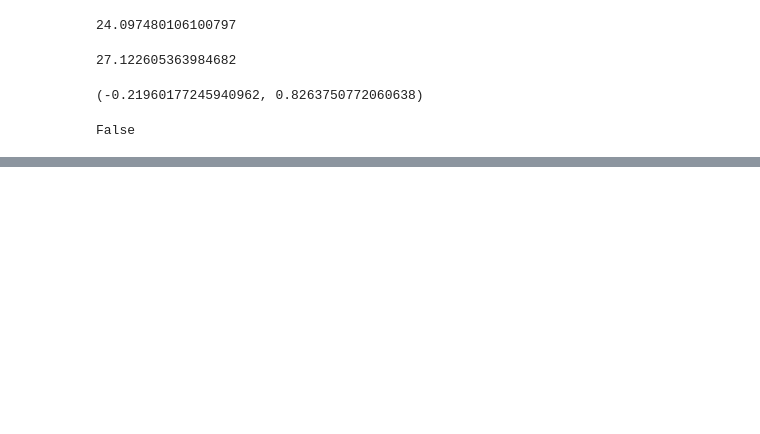
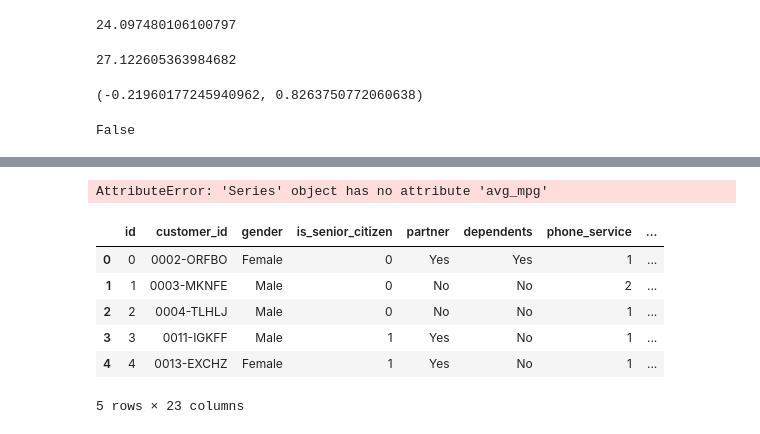
Before and after one commit to SLawsonWoods/statistics-exercises, a Jupyter notebook: hypothesis_testing.ipynb, the cells around one changed output, grey strips where cells are left out. Cells and saved outputs as stored; diff of their text form; code cells hidden in the pictures; blank space fills up the shorter version.

```diff
--- a/hypothesis_testing.ipynb
+++ b/hypothesis_testing.ipynb
@@ -260,0 +272,5 @@ stats.ttest.ind formula find this
+# %%
+avg_vehicle = df[df['class'].avg_mpg]
+avg_vehicle
+# %% [output]
+AttributeError: 'Series' object has no attribute 'avg_mpg'
@@ -260,0 +284,11 @@ stats.ttest.ind formula find this
+# %%
+#A. Does tenure correlate with monthly charges?
+df.head()
+# %% [output]
+|  | id | customer_id | gender | is_senior_citizen | partner | dependents | phone_service | ... |
+| 0 | 0 | 0002-ORFBO | Female | 0 | Yes | Yes | 1 | ... |
+| 1 | 1 | 0003-MKNFE | Male | 0 | No | No | 2 | ... |
+| 2 | 2 | 0004-TLHLJ | Male | 0 | No | No | 1 | ... |
+| 3 | 3 | 0011-IGKFF | Male | 1 | Yes | No | 1 | ... |
+| 4 | 4 | 0013-EXCHZ | Female | 1 | Yes | No | 1 | ... |
+5 rows × 23 columns
```
Also changed, not shown: parts of 22 cells of this notebook.
